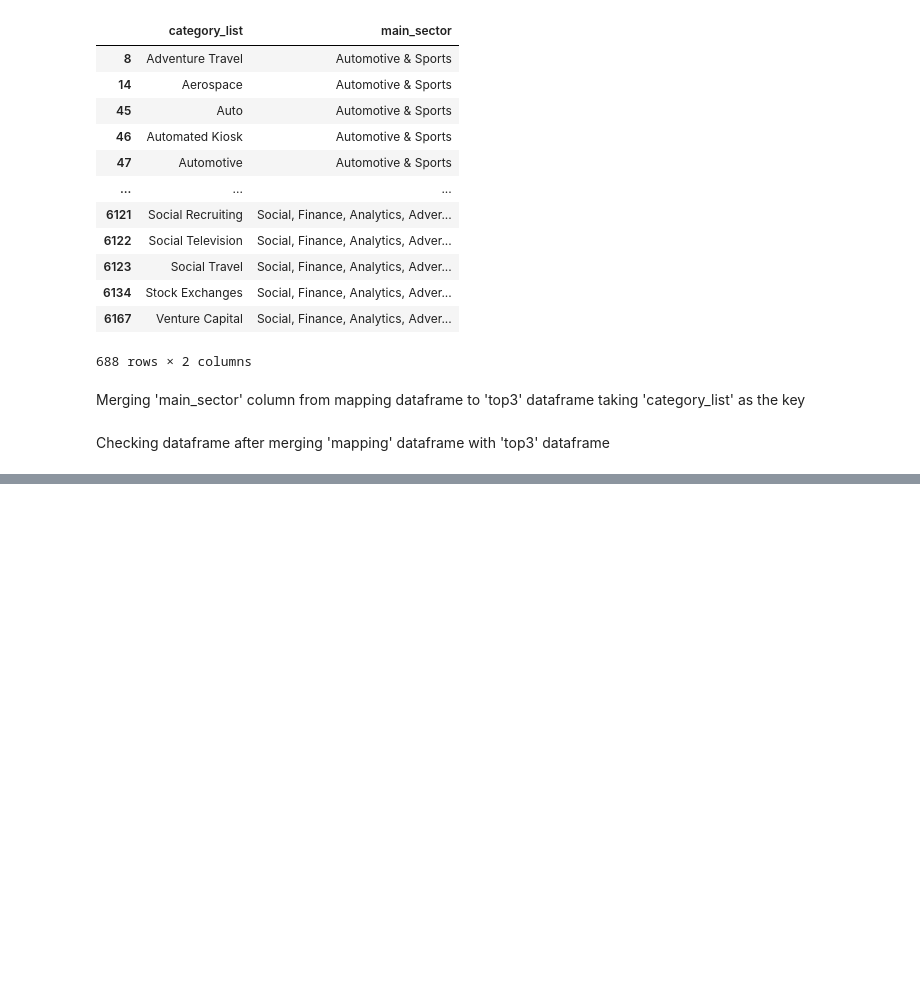
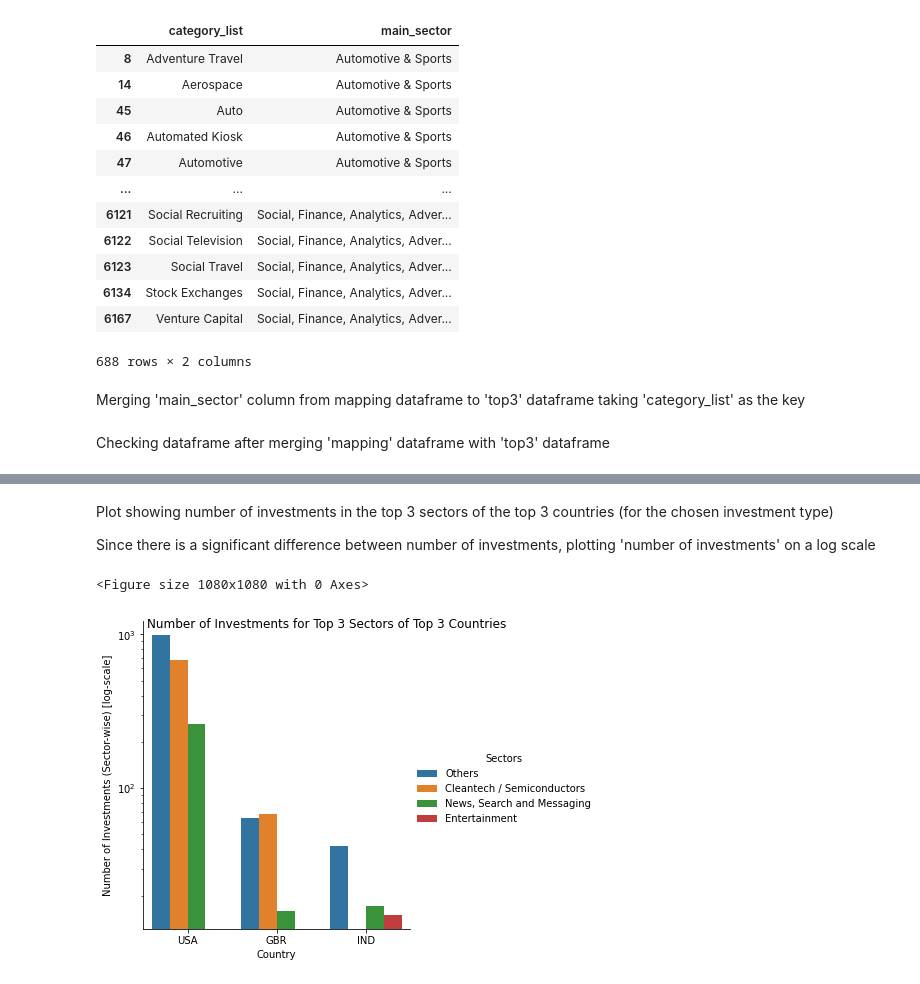
Before and after one commit to vishalsinghblr/EDA-MNC_Investment, a Jupyter notebook: exploratory-data-analysis-for-mnc-investment.ipynb, the cells around one changed output, grey strips where cells are left out. Saved outputs shown, nothing was run; the diff lists cells and outputs as text; code cells hidden in the pictures; blank space fills up the shorter version.

Commit message:
Kaggle Notebook | Exploratory Data Analysis for MNC Investment | Version 3

```diff
--- a/exploratory-data-analysis-for-mnc-investment.ipynb
+++ b/exploratory-data-analysis-for-mnc-investment.ipynb
@@ -341,0 +373,3 @@ final_df[final_df["main_sector"]=="Automotive & Sports"].head()
+# %%
+D3=final_dfmod[(final_dfmod['country_code']=="IND") & (final_dfmod['raised_amount_usd']>=5000000.0) & (final_dfmod['raised_amount_usd']<=15000000.0)]
+D3.head()
@@ -341,0 +541,14 @@ final_df[final_df["main_sector"]=="Automotive & Sports"].head()
+# %%
+#Finding all varables through 'analysis' function and printing values for country2 (GBR)
+ninvestc,tinvestc,topsec1_c2,topsec2_c2,topsec3_c2,ninvestsec1_c2,ninvestsec2_c2,ninvestsec3_c2,topseccom,topsec2com=analysis(D2)
+print('Country 2 Details\n')
+print('Total number of investments (count):',ninvestc,end='\n')
+print('Total amount of investment (USD):',tinvestc, end='\n')
+print('Top sector (based on count of investments):',topsec1_c2,end='\n')
+print('Second-best sector (based on count of investments):',topsec2_c2, end='\n')
+print('Third-best sector (based on count of investments):',topsec3_c2,end='\n')
+print('Number of investments in the top sector:',ninvestsec1_c2,end='\n')
+print('Number of investments in the second-best sector:',ninvestsec2_c2,end='\n')
+print('Number of investments in the third-best sector:',ninvestsec3_c2,end='\n')
+print('For the top sector count-wise, company receiving highest investment:',topseccom,end='\n')
+print('For the second-best sector count-wise, receiving highest investment:',topsec2com,end='\n')
@@ -341,0 +570,14 @@ final_df[final_df["main_sector"]=="Automotive & Sports"].head()
+# %%
+#Finding all varables through 'analysis' function and printing values for country3 (IND)
+ninvestc,tinvestc,topsec1_c3,topsec2_c3,topsec3_c3,ninvestsec1_c3,ninvestsec2_c3,ninvestsec3_c3,topseccom,topsec2com=analysis(D3)
+print('Country 3 Details\n')
+print('Total number of investments (count) ',ninvestc,end='\n')
+print('Total amount of investment (USD) ',tinvestc, end='\n')
+print('Top sector (based on count of investments) ',topsec1_c3,end='\n')
+print('Second-best sector (based on count of investments) ',topsec2_c3, end='\n')
+print('Third-best sector (based on count of investments) ',topsec3_c3,end='\n')
+print('Number of investments in the top sector ',ninvestsec1_c3,end='\n')
+print('Number of investments in the second-best sector ',ninvestsec2_c3,end='\n')
+print('Number of investments in the third-best sector ',ninvestsec3_c3,end='\n')
+print('For the top sector count-wise, company receiving highest investment ',topseccom,end='\n')
+print('For the second-best sector count-wise, receiving highest investment ',topsec2com,end='\n')
@@ -341,0 +599,6 @@ final_df[final_df["main_sector"]=="Automotive & Sports"].head()
+# %%
+data_analysis=[[topsec1_c1,ninvestsec1_c1,'USA'],[topsec2_c1,ninvestsec2_c1,'USA'],[topsec3_c1,ninvestsec3_c1,'USA'],
+                [topsec1_c2,ninvestsec1_c2,'GBR'],[topsec2_c2,ninvestsec2_c2,'GBR'],[topsec3_c2,ninvestsec3_c2,'GBR'],
+                [topsec1_c3,ninvestsec1_c3,'IND'],[topsec2_c3,ninvestsec2_c3,'IND'],[topsec3_c3,ninvestsec3_c3,'IND']]
+invest_analysis = pd.DataFrame(data_analysis, columns = ['Sectors', 'invest_num','country'])
+invest_analysis
@@ -341,0 +616,14 @@ final_df[final_df["main_sector"]=="Automotive & Sports"].head()
+# %% [markdown]
+Plot showing number of investments in the top 3 sectors of the top 3 countries (for the chosen investment type)
+
+Since there is a significant difference between number of investments, plotting 'number of investments' on a log scale
+# %%
+plt.figure(figsize=(15,15))
+final_plot=sns.catplot(x="country", y="invest_num", hue="Sectors", kind="bar", data=invest_analysis)
+final_plot.set(xlabel="Country", ylabel = "Number of Investments (Sector-wise) [log-scale]")
+final_plot.fig.suptitle('Number of Investments for Top 3 Sectors of Top 3 Countries')
+plt.yscale('log')
+plt.show()
+# %% [output]
+<Figure size 1080x1080 with 0 Axes>
+[figure, added]
```
Also changed, not shown: parts of 27 cells of this notebook.
